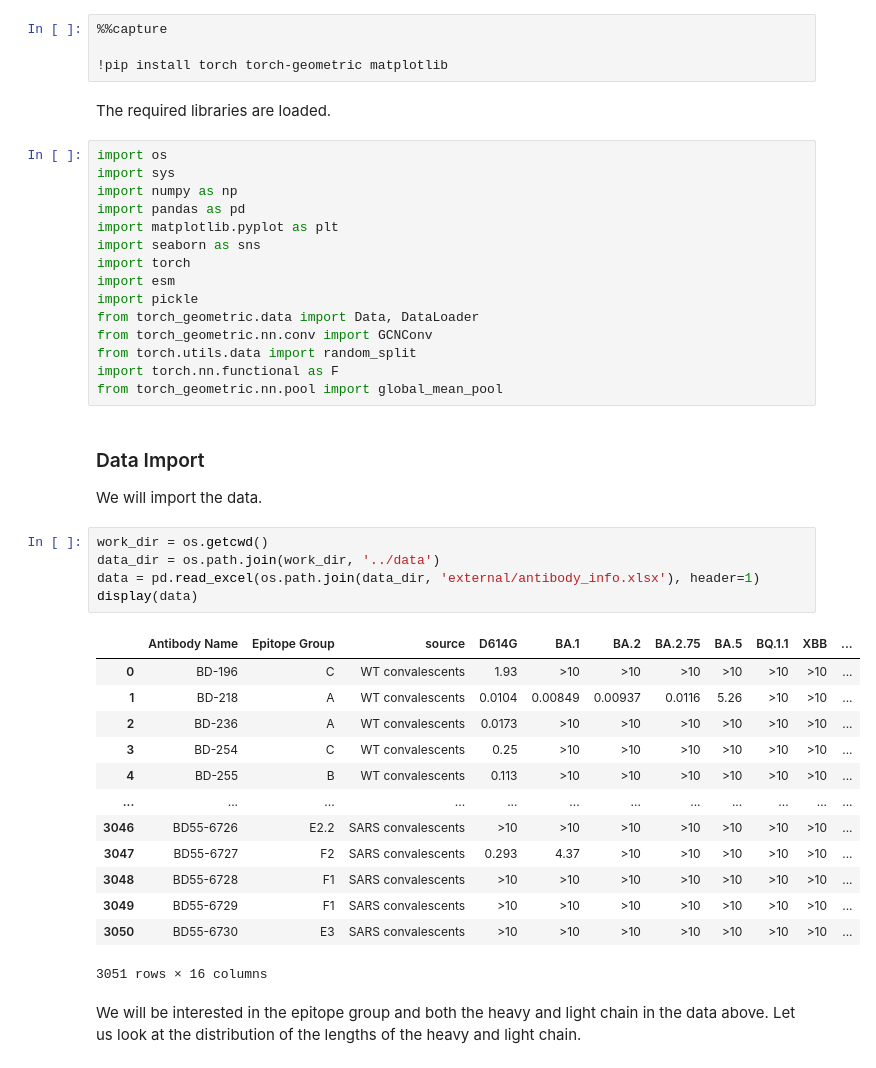
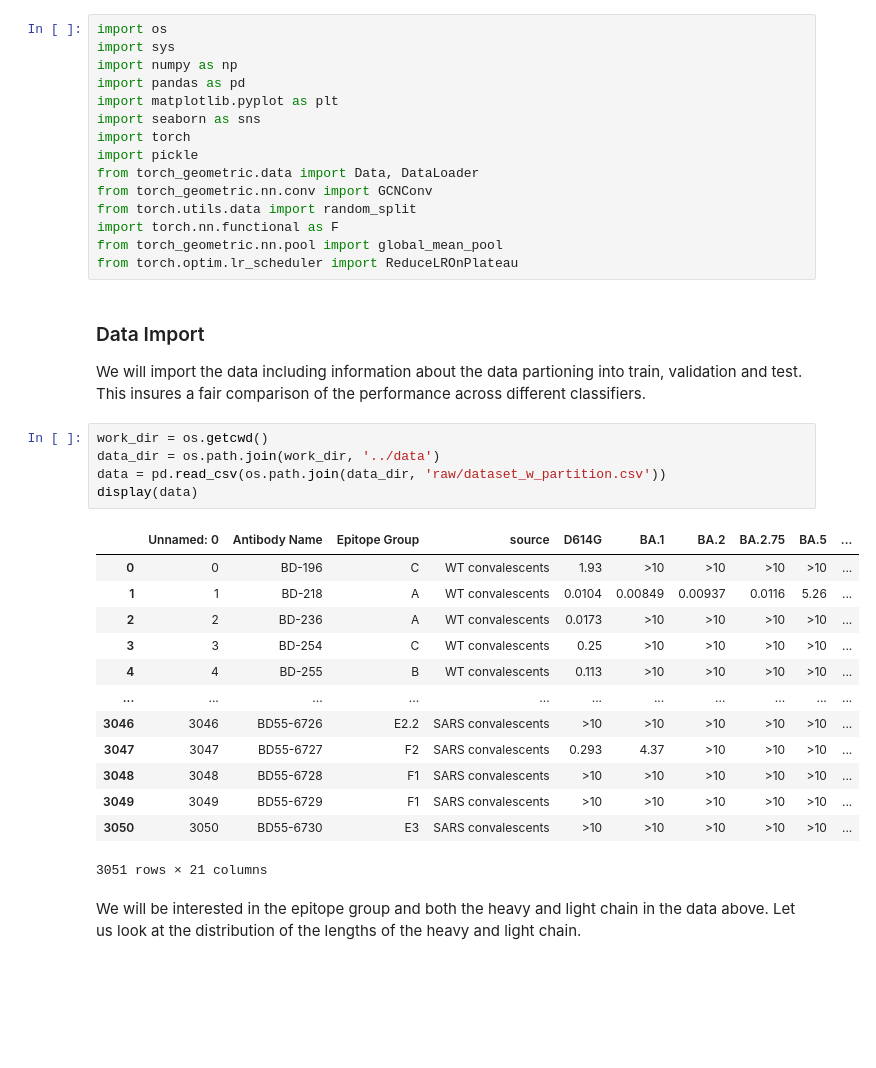
Before and after one commit to JonasBlomquist/AI4ProtEng_AIntibody, a Jupyter notebook: notebooks/graph_level_classification.ipynb, the cells around one changed output. Saved outputs shown, nothing was run; the diff lists cells and outputs as text; blank space fills up the shorter version.

```diff
--- a/notebooks/graph_level_classification.ipynb
+++ b/notebooks/graph_level_classification.ipynb
@@ -11,9 +11,3 @@ We install PyTorch Geometric (PyG) used for to write and train GNNs.
-# %%
-%%capture
-
-!pip install torch torch-geometric matplotlib
-# %% [markdown]
-The required libraries are loaded.
 # %%
 import os
 import sys
@@ -22,36 +16,36 @@ import pandas as pd
 import matplotlib.pyplot as plt
 import seaborn as sns
 import torch
-import esm
 import pickle
 from torch_geometric.data import Data, DataLoader
 from torch_geometric.nn.conv import GCNConv
 from torch.utils.data import random_split
 import torch.nn.functional as F
 from torch_geometric.nn.pool import global_mean_pool
+from torch.optim.lr_scheduler import ReduceLROnPlateau
-# %% [markdown]
-### Data Import
-
-We will import the data.
+# %% [markdown]
+### Data Import
+
+We will import the data including information about the data partioning into train, validation and test. This insures a fair comparison of the performance across different classifiers.
 # %%
 work_dir = os.getcwd()
 data_dir = os.path.join(work_dir, '../data')
-data = pd.read_excel(os.path.join(data_dir, 'external/antibody_info.xlsx'), header=1)
+data = pd.read_csv(os.path.join(data_dir, 'raw/dataset_w_partition.csv'))
 display(data)
 # %% [output]
-|  | Antibody Name | Epitope Group | source | D614G | BA.1 | BA.2 | BA.2.75 | BA.5 | BQ.1.1 | XBB | ... |
-| 0 | BD-196 | C | WT convalescents | 1.93 | >10 | >10 | >10 | >10 | >10 | >10 | ... |
-| 1 | BD-218 | A | WT convalescents | 0.0104 | 0.00849 | 0.00937 | 0.0116 | 5.26 | >10 | >10 | ... |
-| 2 | BD-236 | A | WT convalescents | 0.0173 | >10 | >10 | >10 | >10 | >10 | >10 | ... |
-| 3 | BD-254 | C | WT convalescents | 0.25 | >10 | >10 | >10 | >10 | >10 | >10 | ... |
-| 4 | BD-255 | B | WT convalescents | 0.113 | >10 | >10 | >10 | >10 | >10 | >10 | ... |
-| ... | ... | ... | ... | ... | ... | ... | ... | ... | ... | ... | ... |
-| 3046 | BD55-6726 | E2.2 | SARS convalescents | >10 | >10 | >10 | >10 | >10 | >10 | >10 | ... |
-| 3047 | BD55-6727 | F2 | SARS convalescents | 0.293 | 4.37 | >10 | >10 | >10 | >10 | >10 | ... |
-| 3048 | BD55-6728 | F1 | SARS convalescents | >10 | >10 | >10 | >10 | >10 | >10 | >10 | ... |
-| 3049 | BD55-6729 | F1 | SARS convalescents | >10 | >10 | >10 | >10 | >10 | >10 | >10 | ... |
-| 3050 | BD55-6730 | E3 | SARS convalescents | >10 | >10 | >10 | >10 | >10 | >10 | >10 | ... |
+|  | Unnamed: 0 | Antibody Name | Epitope Group | source | D614G | BA.1 | BA.2 | BA.2.75 | BA.5 | ... |
+| 0 | 0 | BD-196 | C | WT convalescents | 1.93 | >10 | >10 | >10 | >10 | ... |
+| 1 | 1 | BD-218 | A | WT convalescents | 0.0104 | 0.00849 | 0.00937 | 0.0116 | 5.26 | ... |
+| 2 | 2 | BD-236 | A | WT convalescents | 0.0173 | >10 | >10 | >10 | >10 | ... |
+| 3 | 3 | BD-254 | C | WT convalescents | 0.25 | >10 | >10 | >10 | >10 | ... |
+| 4 | 4 | BD-255 | B | WT convalescents | 0.113 | >10 | >10 | >10 | >10 | ... |
+| ... | ... | ... | ... | ... | ... | ... | ... | ... | ... | ... |
+| 3046 | 3046 | BD55-6726 | E2.2 | SARS convalescents | >10 | >10 | >10 | >10 | >10 | ... |
+| 3047 | 3047 | BD55-6727 | F2 | SARS convalescents | 0.293 | 4.37 | >10 | >10 | >10 | ... |
+| 3048 | 3048 | BD55-6728 | F1 | SARS convalescents | >10 | >10 | >10 | >10 | >10 | ... |
+| 3049 | 3049 | BD55-6729 | F1 | SARS convalescents | >10 | >10 | >10 | >10 | >10 | ... |
+| 3050 | 3050 | BD55-6730 | E3 | SARS convalescents | >10 | >10 | >10 | >10 | >10 | ... |
-3051 rows × 16 columns
+3051 rows × 21 columns
 # %% [markdown]
 We will be interested in the epitope group and both the heavy and light chain in the data above. Let us look at the distribution of the lengths of the heavy and light chain.
 # %%
```
Also changed, not shown: parts of 25 cells of this notebook.
